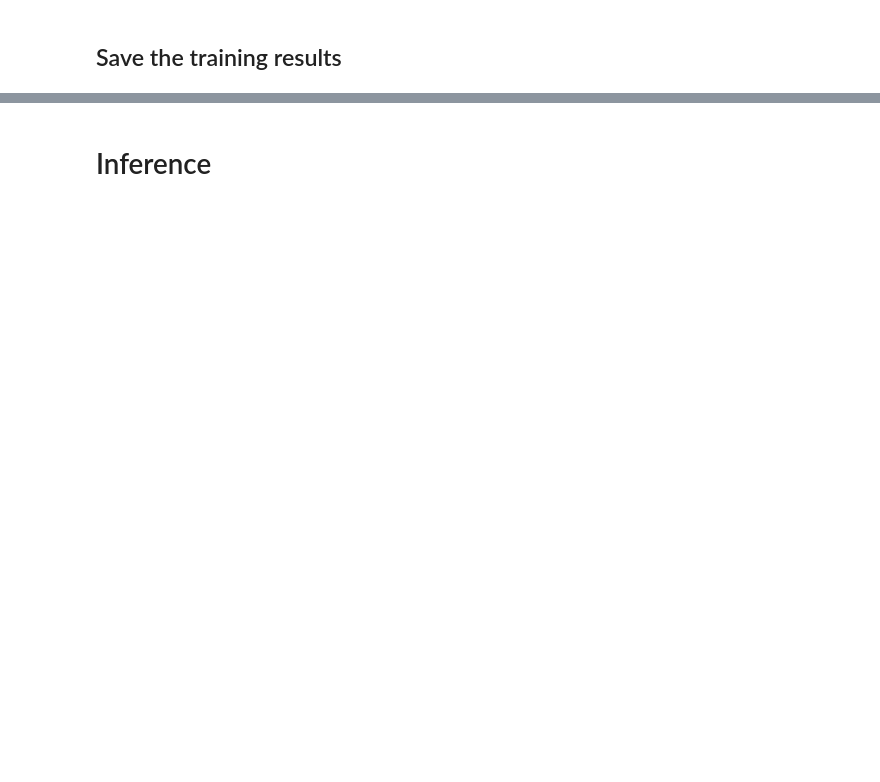
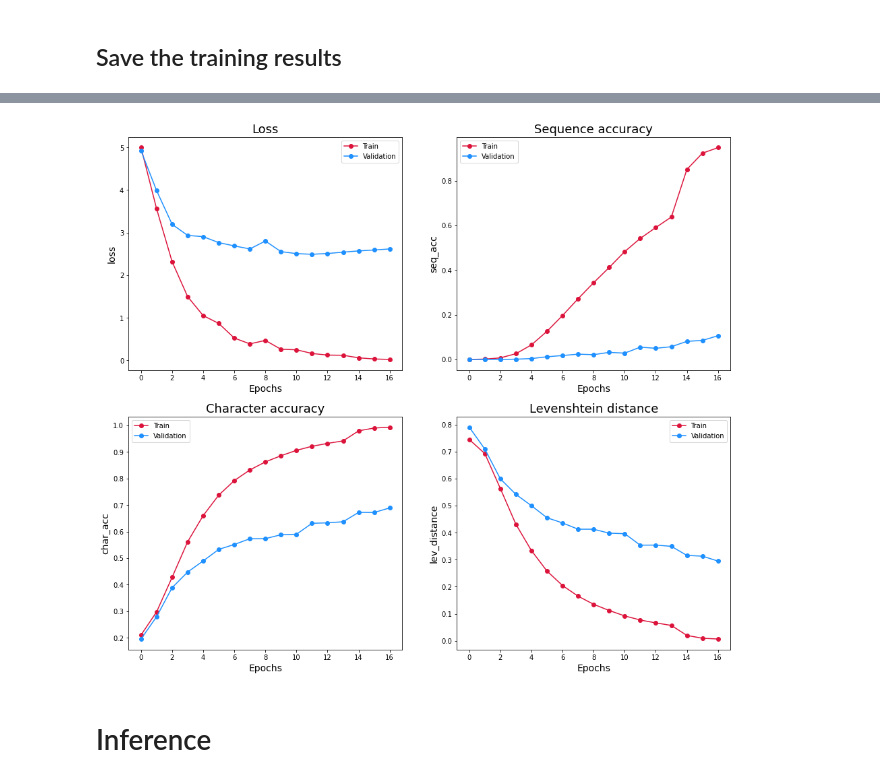
Before and after one commit to ds4v/NomNaOCR, a Jupyter notebook: Text recognition/ImageCaptioning/Init-inject.ipynb, the cells around one changed output, grey strips where cells are left out. Cells and saved outputs as stored; diff of their text form; code cells hidden in the pictures; blank space fills up the shorter version.

Commit message:
Train Init-inject models

```diff
--- a/Text recognition/ImageCaptioning/Init-inject.ipynb
+++ b/Text recognition/ImageCaptioning/Init-inject.ipynb
@@ -61,7 +60,7 @@ MAX_LENGTH = data_handler.max_length
 START_TOKEN = data_handler.start_token
 END_TOKEN = data_handler.end_token
 VOCAB_SIZE = data_handler.char2num.vocab_size()
-BATCH_SIZE = 16
+BATCH_SIZE = 32
 # %% [markdown]
 ## Visualize the data
 # %%
@@ -85,5 +86,5 @@ UNITS = 512
 # %%
-def build_captioner(imagenet_model=None, imagenet_output_layer=None, name='ImageCaptioner'):
+def FeaturesExtractor(imagenet_model=None, imagenet_output_layer=None, name='FeaturesExtractor'):
     # CNN block
     if imagenet_model: # Use Imagenet model as CNN layers
         image_input = imagenet_model.input
@@ -103,15 +104,5 @@ def build_captioner(imagenet_model=None, imagenet_output_layer=None, name='Image
         x = custom_cnn(conv_blocks_config, image_input)
 
     # Reshape accordingly before adding output to RNN
-    cnn_output = Dense(UNITS, activation='relu', name='cnn_output')(Flatten()(x))
-
-    # RNN block
-    partial_seq_input = Input(shape=(MAX_LENGTH - 1,), dtype='int64', name='partial_caption')
-    rnn_output, state = GRU(UNITS, return_state=True, name='rnn_output')(
-        Embedding(VOCAB_SIZE, EMBEDDING_DIM)(partial_seq_input),
-        initial_state = cnn_output
-    )
-
-    # Output layer
-    y_pred = Dense(VOCAB_SIZE, name='prediction')(rnn_output)
-    return tf.keras.Model(inputs=[image_input, partial_seq_input], outputs=y_pred, name=name)
+    cnn_output = Dense(UNITS, name='cnn_output')(Flatten()(x))
+    return tf.keras.Model(inputs=image_input, outputs=cnn_output, name=name)
@@ -117,0 +111,10 @@ def build_captioner(imagenet_model=None, imagenet_output_layer=None, name='Image
+# %%
+def TextProcessor(features_shape, name='TextProcessor'):
+    partial_seq_input = Input(shape=(MAX_LENGTH - 1,), dtype='int64', name='partial_caption')
+    features_input = Input(shape=features_shape, name='image_features')
+    rnn_output = GRU(UNITS, name='rnn_output')(
+        Embedding(VOCAB_SIZE, EMBEDDING_DIM)(partial_seq_input),
+        initial_state = features_input
+    )
+    y_pred = Dense(VOCAB_SIZE, name='prediction')(rnn_output)
+    return tf.keras.Model(inputs=[partial_seq_input, features_input], outputs=y_pred, name=name)
@@ -146,0 +130,4 @@ ________________________________________________________________________________
+# %%
+cnn_block = FeaturesExtractor(imagenet_model, imagenet_output_layer)
+rnn_block = TextProcessor(cnn_block.output.shape[1:])
+model = EarlyBindingCaptioner(cnn_block, rnn_block, data_handler)
@@ -223,6 +253,9 @@ print(f'- Levenshtein distance\t: {history["val_lev_distance"][best_epoch]}')
 # %%
 from visualizer import plot_training_results
 plot_training_results(history, f'{APPROACH_NAME}.png')
-model.captioner.save_weights(f'{APPROACH_NAME}.h5')
+model.cnn_block.save_weights(f'{APPROACH_NAME}_cnn.h5')
+model.rnn_block.save_weights(f'{APPROACH_NAME}_rnn.h5')
+# %% [output]
+[figure, added]
 # %% [markdown]
 # Inference
```
Also changed, not shown: parts of 15 cells of this notebook, 1 other file.
